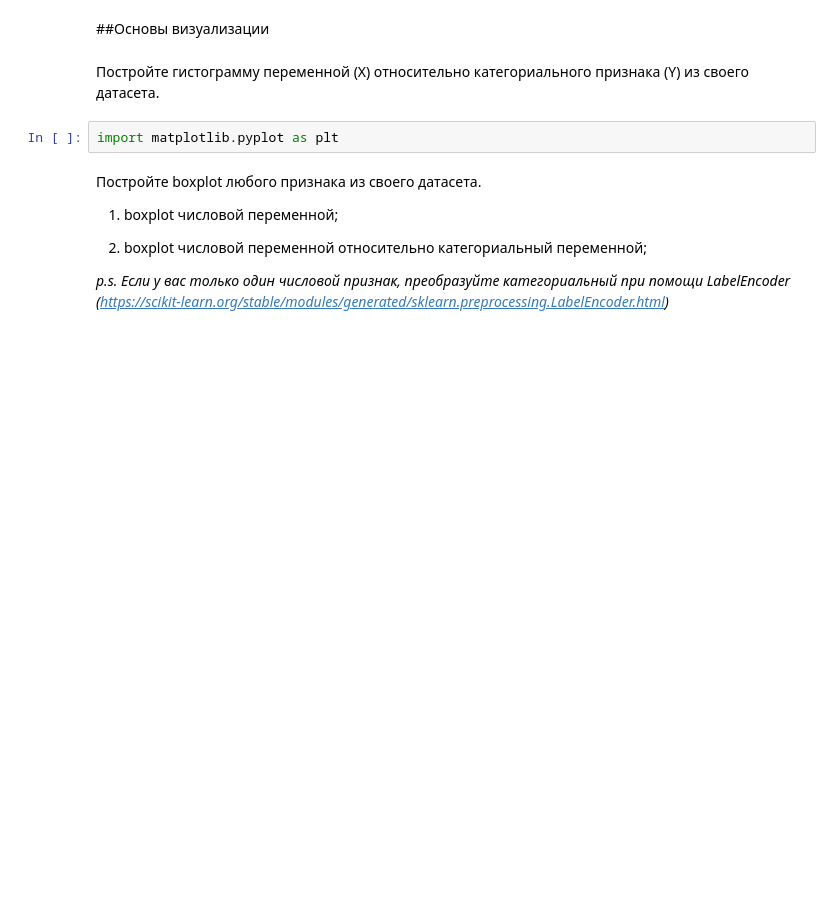
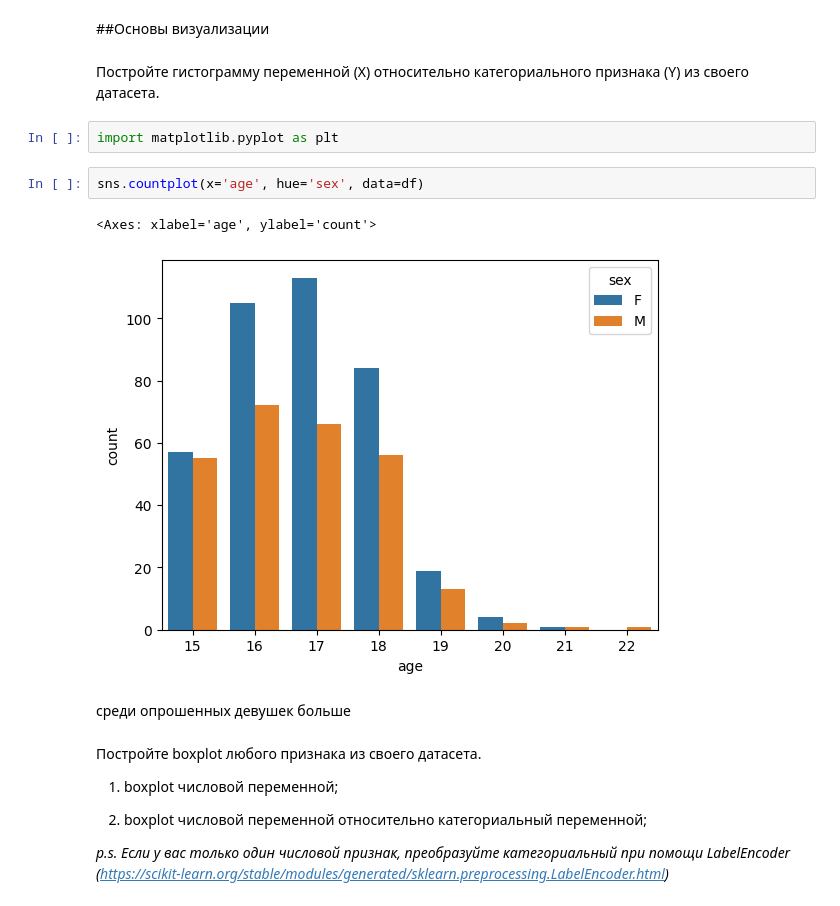
Before and after one commit to KOT1HATOP/ml_labs, a Jupyter notebook: lab2/Задание_2.ipynb, the cells around one changed output. Cells and saved outputs as stored; diff of their text form; blank space fills up the shorter version.

```diff
--- a/lab2/Задание_2.ipynb
+++ b/lab2/Задание_2.ipynb
@@ -172,6 +172,13 @@ Name: age, dtype: float64
  Постройте гистограмму переменной (X) относительно категориального признака (Y) из своего датасета.
 # %%
 import matplotlib.pyplot as plt
+# %%
+sns.countplot(x='age', hue='sex', data=df)
+# %% [output]
+<Axes: xlabel='age', ylabel='count'>
+[figure, added]
+# %% [markdown]
+среди опрошенных девушек больше
 # %% [markdown]
 Постройте boxplot любого признака из своего датасета.
 
```
Also changed, not shown: parts of 13 cells of this notebook.
